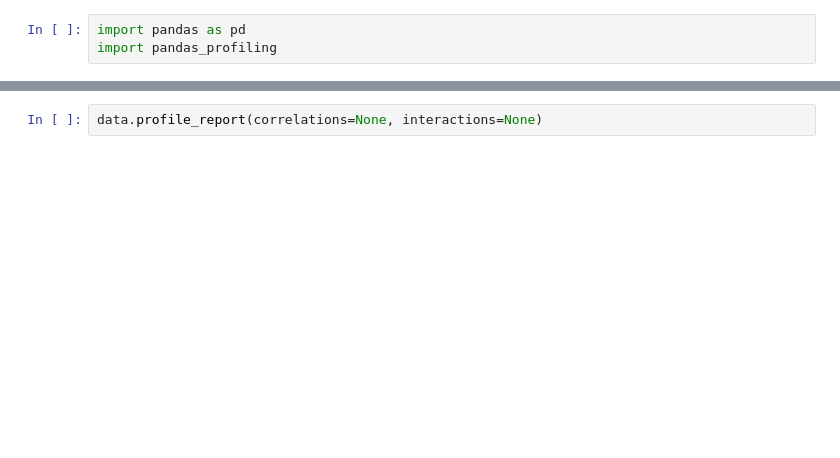
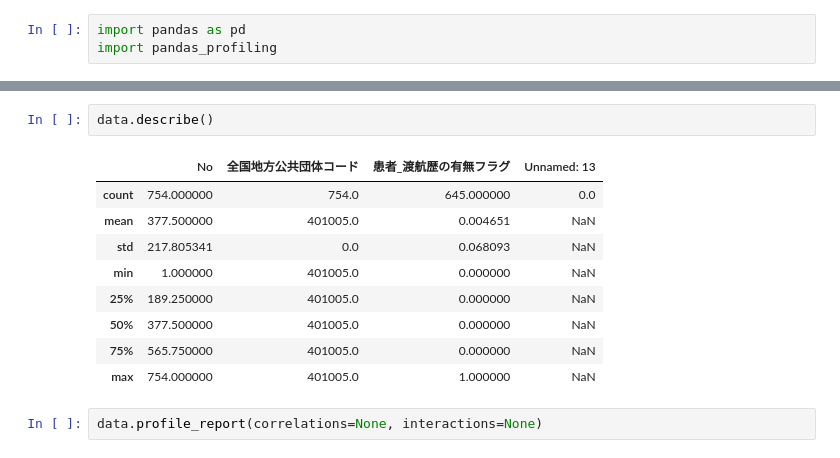
Before and after one commit to yujikawa/data_validation, a Jupyter notebook: sample.ipynb, the cells around one changed output, grey strips where cells are left out. Cells and saved outputs as stored; diff of their text form; blank space fills up the shorter version.

```diff
--- a/sample.ipynb
+++ b/sample.ipynb
@@ -23,3 +27,15 @@ profile_report(**kwargs) -> pandas_profiling.profile_report.ProfileReport method
+# %%
+data.describe()
+# %% [output]
+|  | No | 全国地方公共団体コード | 患者_渡航歴の有無フラグ | Unnamed: 13 |
+| count | 754.000000 | 754.0 | 645.000000 | 0.0 |
+| mean | 377.500000 | 401005.0 | 0.004651 | NaN |
+| std | 217.805341 | 0.0 | 0.068093 | NaN |
+| min | 1.000000 | 401005.0 | 0.000000 | NaN |
+| 25% | 189.250000 | 401005.0 | 0.000000 | NaN |
+| 50% | 377.500000 | 401005.0 | 0.000000 | NaN |
+| 75% | 565.750000 | 401005.0 | 0.000000 | NaN |
+| max | 754.000000 | 401005.0 | 1.000000 | NaN |
 # %%
 data.profile_report(correlations=None, interactions=None)
 # %% [output]
```
Also changed, not shown: parts of 9 cells of this notebook.
